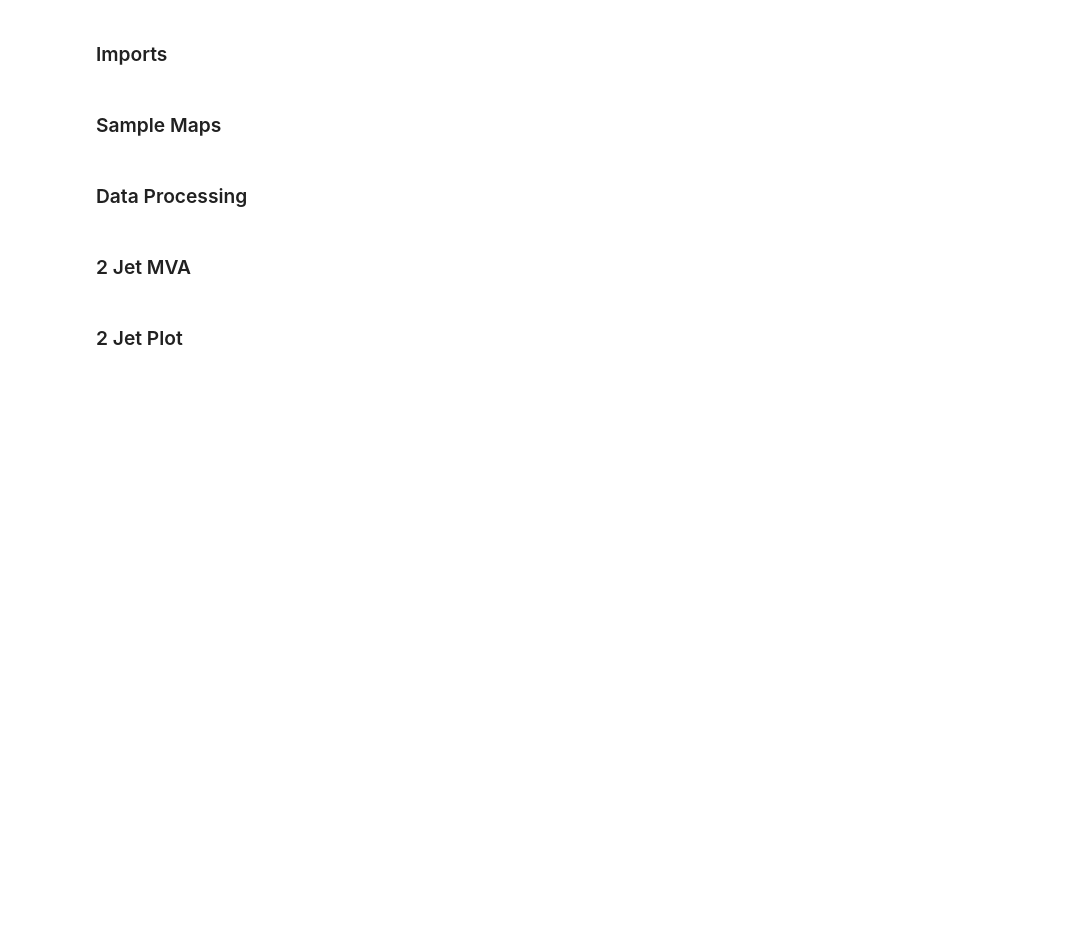
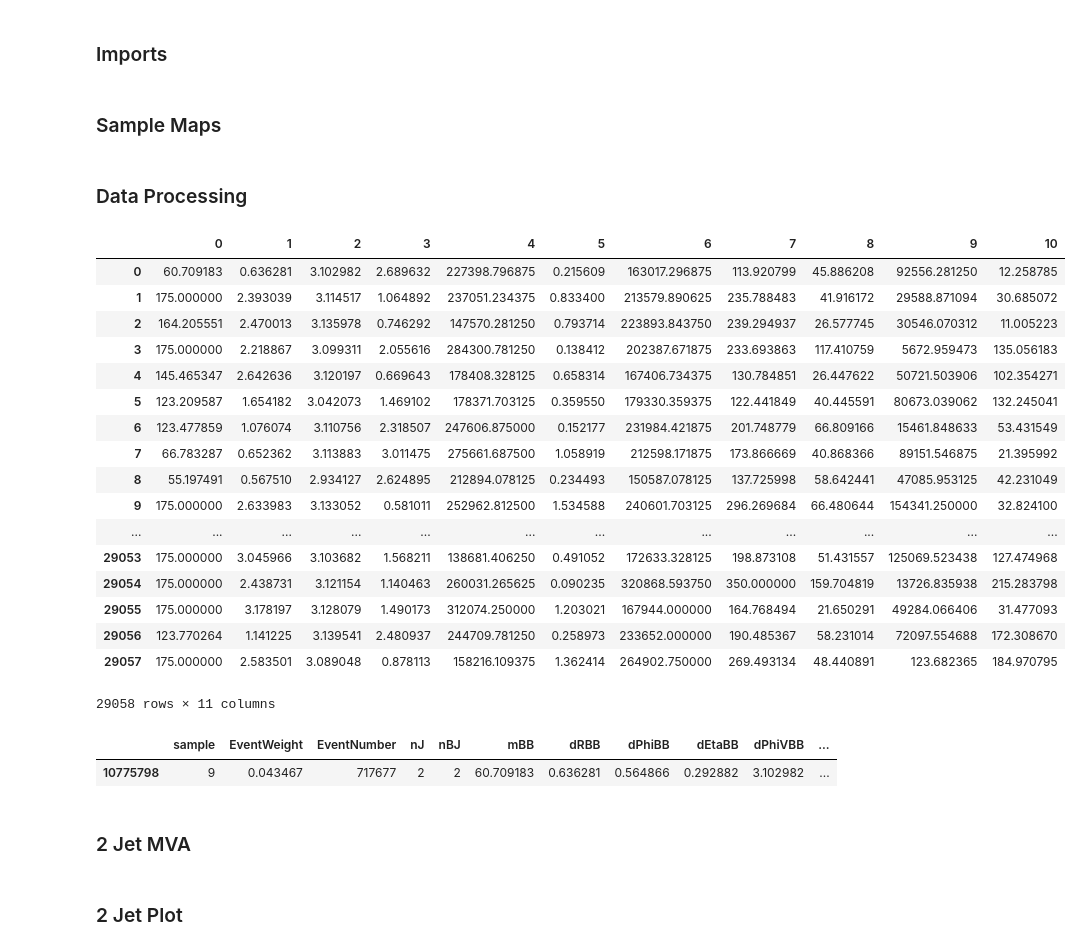
Before and after one commit to jimpala/msci-hep, a Jupyter notebook: skl_analysis/BDT_analysis.ipynb, the cells around one changed output. Drawn from its saved outputs; the diff is of its cells as text; code cells hidden in the pictures; blank space fills up the shorter version.

```diff
--- a/skl_analysis/BDT_analysis.ipynb
+++ b/skl_analysis/BDT_analysis.ipynb
@@ -145,6 +145,35 @@ test_3jet_processes = np.array(map(lambda a: sample_map_invert[a], test_3jet_pro
 # Map event numbers to event weights.
 train_2jet_weights = np.array(map(lambda a: event_to_weight[a], train_2jet_event_nos))
 train_3jet_weights = np.array(map(lambda a: event_to_weight[a], train_3jet_event_nos))
+# %%
+pd.set_option('display.max_columns', 500)
+#df_2jet[df_2jet['sample'] == 2]
+
+pd.DataFrame(train_2jet)
+# %% [output]
+|  | 0 | 1 | 2 | 3 | 4 | 5 | 6 | 7 | 8 | 9 | 10 |
+| 0 | 60.709183 | 0.636281 | 3.102982 | 2.689632 | 227398.796875 | 0.215609 | 163017.296875 | 113.920799 | 45.886208 | 92556.281250 | 12.258785 |
+| 1 | 175.000000 | 2.393039 | 3.114517 | 1.064892 | 237051.234375 | 0.833400 | 213579.890625 | 235.788483 | 41.916172 | 29588.871094 | 30.685072 |
+| 2 | 164.205551 | 2.470013 | 3.135978 | 0.746292 | 147570.281250 | 0.793714 | 223893.843750 | 239.294937 | 26.577745 | 30546.070312 | 11.005223 |
+| 3 | 175.000000 | 2.218867 | 3.099311 | 2.055616 | 284300.781250 | 0.138412 | 202387.671875 | 233.693863 | 117.410759 | 5672.959473 | 135.056183 |
+| 4 | 145.465347 | 2.642636 | 3.120197 | 0.669643 | 178408.328125 | 0.658314 | 167406.734375 | 130.784851 | 26.447622 | 50721.503906 | 102.354271 |
+| 5 | 123.209587 | 1.654182 | 3.042073 | 1.469102 | 178371.703125 | 0.359550 | 179330.359375 | 122.441849 | 40.445591 | 80673.039062 | 132.245041 |
+| 6 | 123.477859 | 1.076074 | 3.110756 | 2.318507 | 247606.875000 | 0.152177 | 231984.421875 | 201.748779 | 66.809166 | 15461.848633 | 53.431549 |
+| 7 | 66.783287 | 0.652362 | 3.113883 | 3.011475 | 275661.687500 | 1.058919 | 212598.171875 | 173.866669 | 40.868366 | 89151.546875 | 21.395992 |
+| 8 | 55.197491 | 0.567510 | 2.934127 | 2.624895 | 212894.078125 | 0.234493 | 150587.078125 | 137.725998 | 58.642441 | 47085.953125 | 42.231049 |
+| 9 | 175.000000 | 2.633983 | 3.133052 | 0.581011 | 252962.812500 | 1.534588 | 240601.703125 | 296.269684 | 66.480644 | 154341.250000 | 32.824100 |
+| ... | ... | ... | ... | ... | ... | ... | ... | ... | ... | ... | ... |
+| 29053 | 175.000000 | 3.045966 | 3.103682 | 1.568211 | 138681.406250 | 0.491052 | 172633.328125 | 198.873108 | 51.431557 | 125069.523438 | 127.474968 |
+| 29054 | 175.000000 | 2.438731 | 3.121154 | 1.140463 | 260031.265625 | 0.090235 | 320868.593750 | 350.000000 | 159.704819 | 13726.835938 | 215.283798 |
+| 29055 | 175.000000 | 3.178197 | 3.128079 | 1.490173 | 312074.250000 | 1.203021 | 167944.000000 | 164.768494 | 21.650291 | 49284.066406 | 31.477093 |
+| 29056 | 123.770264 | 1.141225 | 3.139541 | 2.480937 | 244709.781250 | 0.258973 | 233652.000000 | 190.485367 | 58.231014 | 72097.554688 | 172.308670 |
+| 29057 | 175.000000 | 2.583501 | 3.089048 | 0.878113 | 158216.109375 | 1.362414 | 264902.750000 | 269.493134 | 48.440891 | 123.682365 | 184.970795 |
+29058 rows × 11 columns
+# %%
+df_2jet[df_2jet['EventNumber'] == 717677]
+# %% [output]
+|  | sample | EventWeight | EventNumber | nJ | nBJ | mBB | dRBB | dPhiBB | dEtaBB | dPhiVBB | ... |
+| 10775798 | 9 | 0.043467 | 717677 | 2 | 2 | 60.709183 | 0.636281 | 0.564866 | 0.292882 | 3.102982 | ... |
 # %% [markdown]
 ### 2 Jet MVA
 # %%
```
Also changed, not shown: parts of 3 cells of this notebook, 2 other files.
